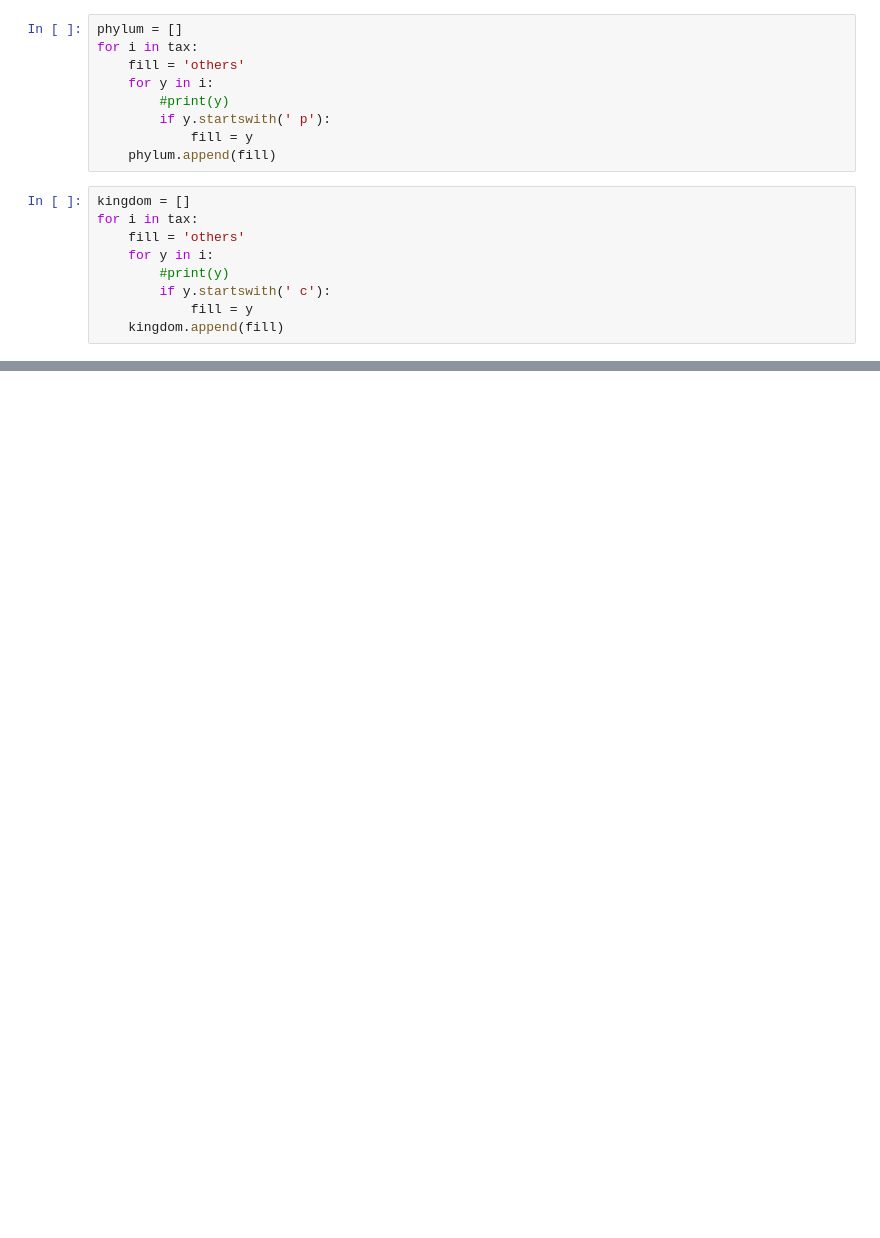
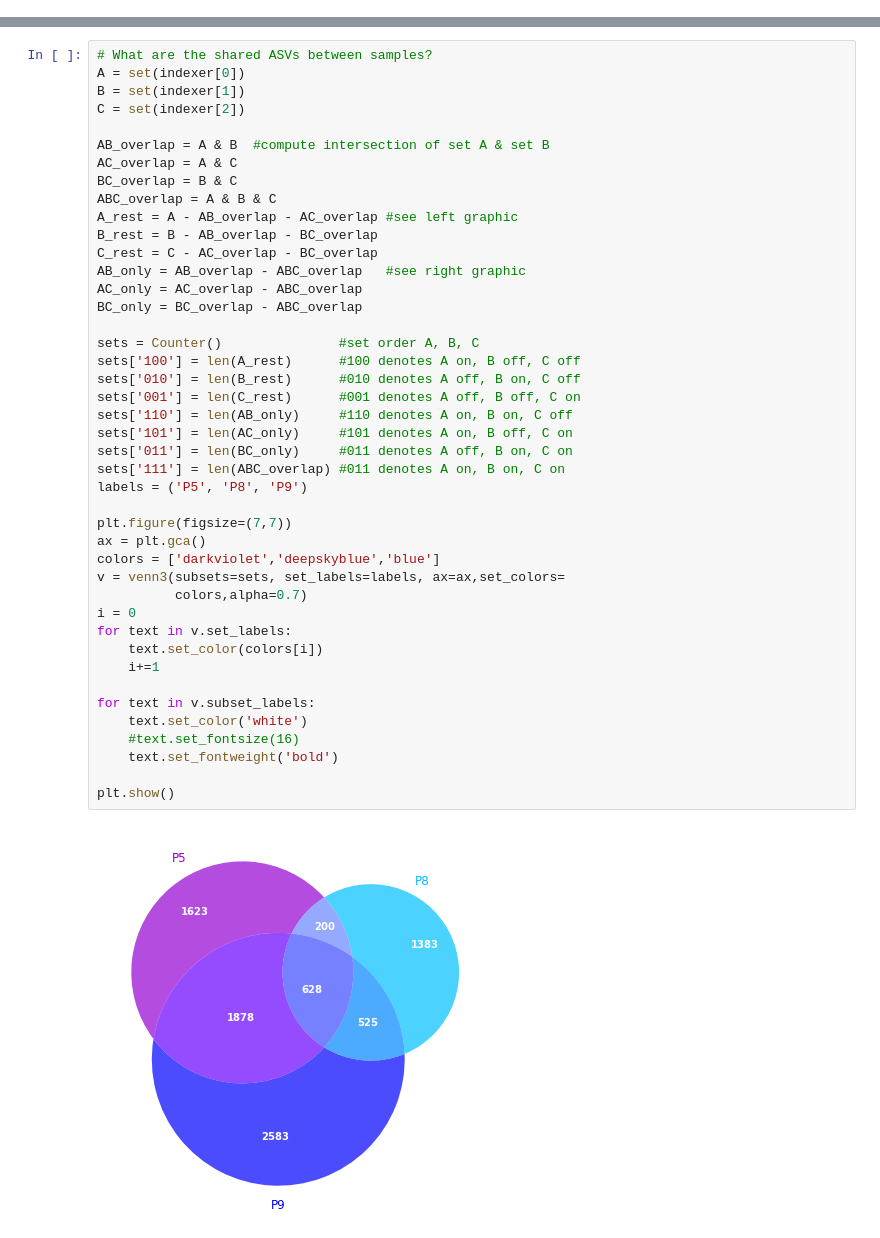
Before and after one commit to matinnuhamunada/dyrehaven16s, a Jupyter notebook: notebooks/03.1-cluster_picrust2.ipynb, the cells around one changed output, grey strips where cells are left out. Cells and saved outputs as stored; diff of their text form; blank space fills up the shorter version.

```diff
--- a/notebooks/03.1-cluster_picrust2.ipynb
+++ b/notebooks/03.1-cluster_picrust2.ipynb
@@ -48,18 +0,0 @@ tax = [i.split(';') for i in df_tax['Taxon']]
-# %%
-phylum = []
-for i in tax:
-    fill = 'others'
-    for y in i:
-        #print(y)
-        if y.startswith(' p'):
-            fill = y
-    phylum.append(fill)
-# %%
-kingdom = []
-for i in tax:
-    fill = 'others'
-    for y in i:
-        #print(y)
-        if y.startswith(' c'):
-            fill = y
-    kingdom.append(fill)
@@ -105,0 +103,45 @@ df_tax = df_tax[df_tax.index.isin(df.index)]
+# %%
+# What are the shared ASVs between samples?
+A = set(indexer[0])
+B = set(indexer[1])
+C = set(indexer[2])
+
+AB_overlap = A & B  #compute intersection of set A & set B
+AC_overlap = A & C
+BC_overlap = B & C
+ABC_overlap = A & B & C
+A_rest = A - AB_overlap - AC_overlap #see left graphic
+B_rest = B - AB_overlap - BC_overlap
+C_rest = C - AC_overlap - BC_overlap
+AB_only = AB_overlap - ABC_overlap   #see right graphic
+AC_only = AC_overlap - ABC_overlap
+BC_only = BC_overlap - ABC_overlap
+
+sets = Counter()               #set order A, B, C
+sets['100'] = len(A_rest)      #100 denotes A on, B off, C off
+sets['010'] = len(B_rest)      #010 denotes A off, B on, C off
+sets['001'] = len(C_rest)      #001 denotes A off, B off, C on
+sets['110'] = len(AB_only)     #110 denotes A on, B on, C off
+sets['101'] = len(AC_only)     #101 denotes A on, B off, C on
+sets['011'] = len(BC_only)     #011 denotes A off, B on, C on
+sets['111'] = len(ABC_overlap) #011 denotes A on, B on, C on
+labels = ('P5', 'P8', 'P9')
+
+plt.figure(figsize=(7,7))
+ax = plt.gca()
+colors = ['darkviolet','deepskyblue','blue']
+v = venn3(subsets=sets, set_labels=labels, ax=ax,set_colors=
+          colors,alpha=0.7)
+i = 0
+for text in v.set_labels:
+    text.set_color(colors[i])
+    i+=1
+
+for text in v.subset_labels:
+    text.set_color('white')
+    #text.set_fontsize(16)
+    text.set_fontweight('bold')
+
+plt.show()
+# %% [output]
+[figure, added]
```
Also changed, not shown: parts of 43 cells of this notebook, 4 other files.
